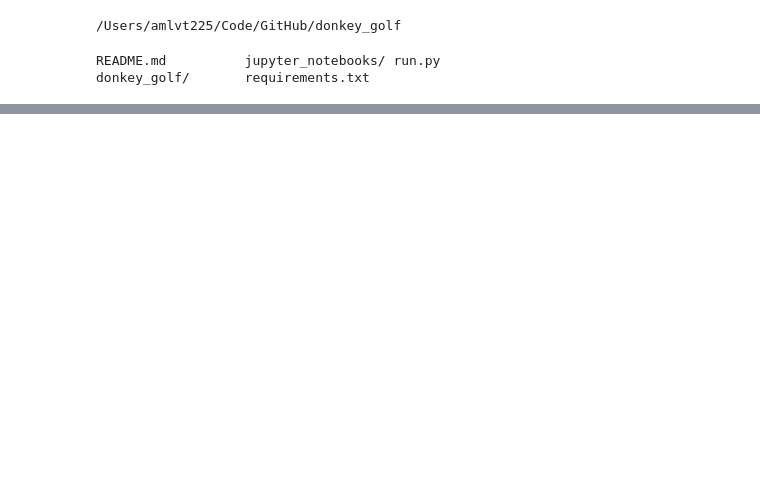
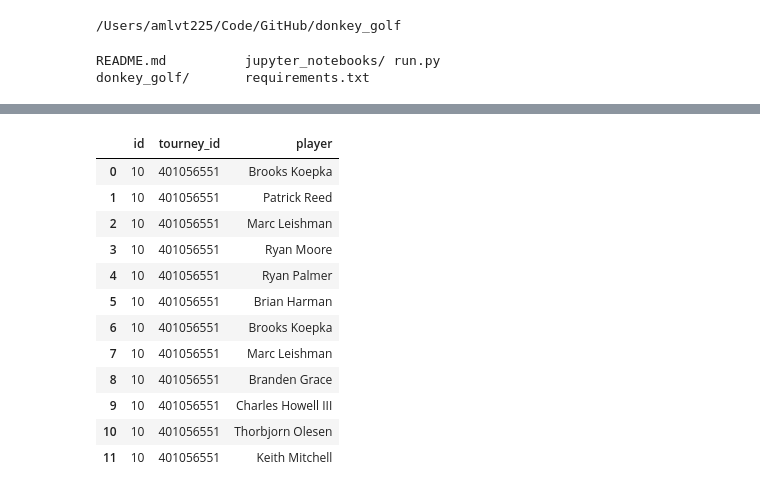
Before and after one commit to jbarton311/donkey_golf, a Jupyter notebook: jupyter_notebooks/class_testing.ipynb, the cells around one changed output, grey strips where cells are left out. Saved outputs shown, nothing was run; the diff lists cells and outputs as text; code cells hidden in the pictures; blank space fills up the shorter version.

```diff
--- a/jupyter_notebooks/class_testing.ipynb
+++ b/jupyter_notebooks/class_testing.ipynb
@@ -43,0 +107,16 @@ vamp = dg.data_things.LoadLeaderboard()
+# %%
+getattr(new, 'user_df')
+# %% [output]
+|  | id | tourney_id | player |
+| 0 | 10 | 401056551 | Brooks Koepka |
+| 1 | 10 | 401056551 | Patrick Reed |
+| 2 | 10 | 401056551 | Marc Leishman |
+| 3 | 10 | 401056551 | Ryan Moore |
+| 4 | 10 | 401056551 | Ryan Palmer |
+| 5 | 10 | 401056551 | Brian Harman |
+| 6 | 10 | 401056551 | Brooks Koepka |
+| 7 | 10 | 401056551 | Marc Leishman |
+| 8 | 10 | 401056551 | Branden Grace |
+| 9 | 10 | 401056551 | Charles Howell III |
+| 10 | 10 | 401056551 | Thorbjorn Olesen |
+| 11 | 10 | 401056551 | Keith Mitchell |
```
Also changed, not shown: parts of 34 cells of this notebook, 9 other files.
